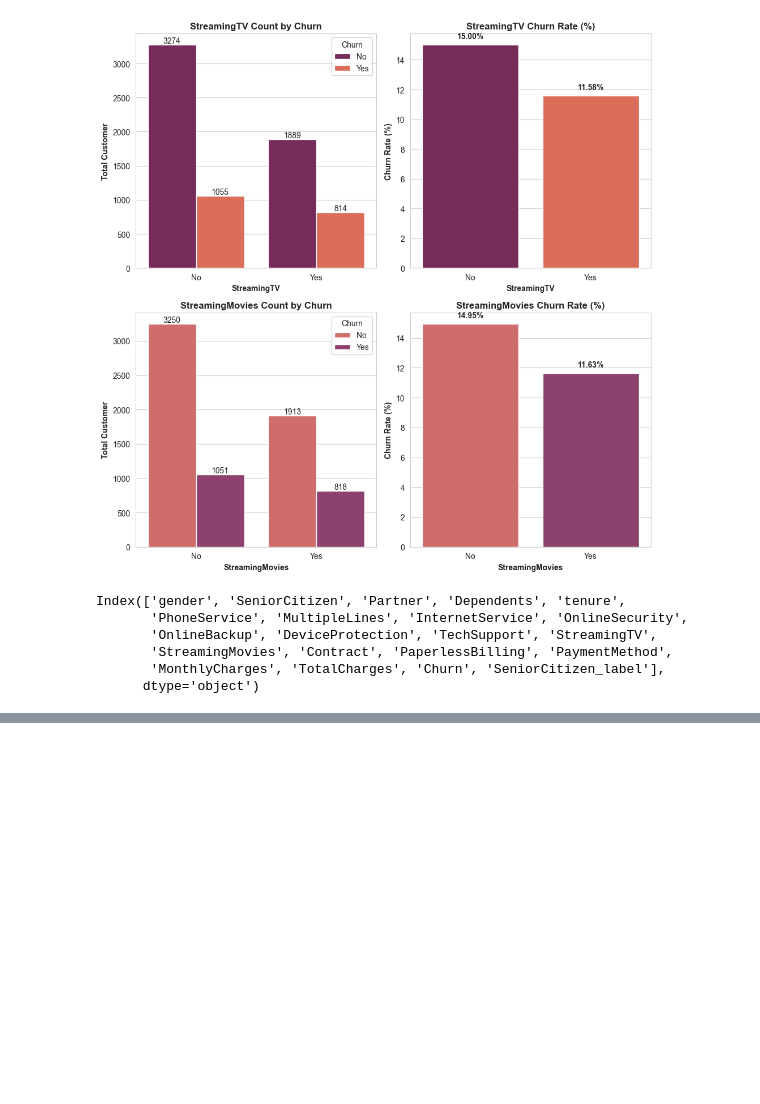
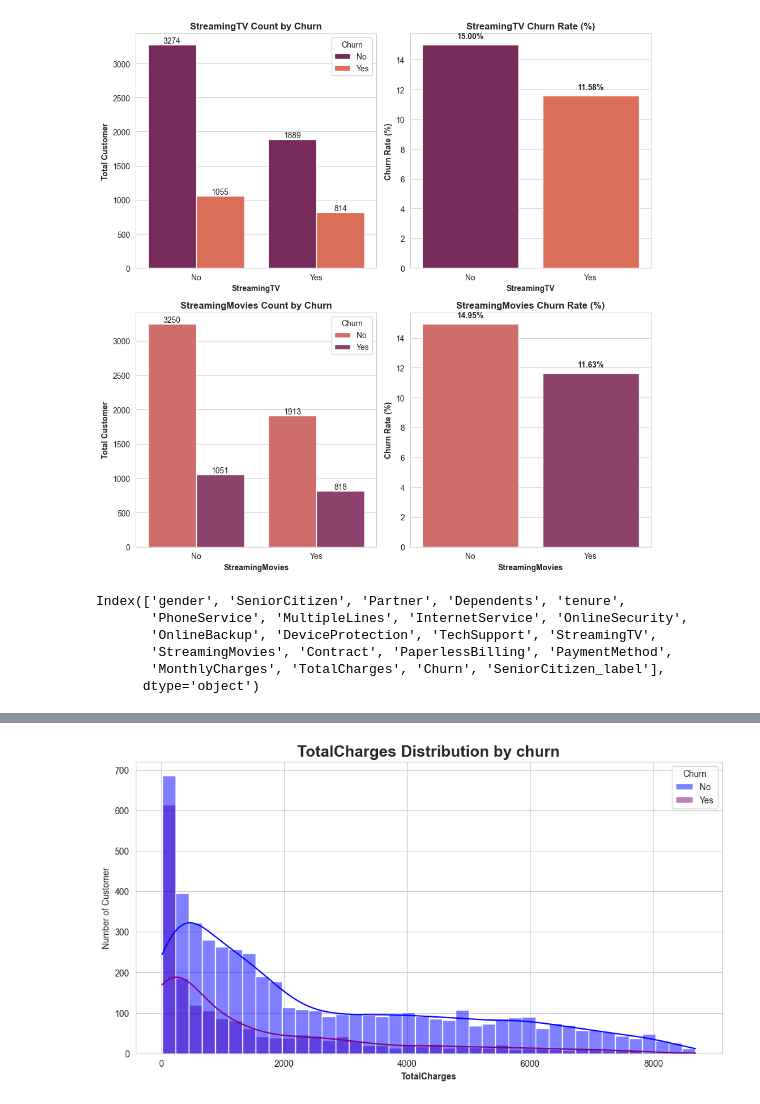
Before and after one commit to Md-Maruf-1727/customer-churn-prediction-ml, a Jupyter notebook: NoteBooks/03_eda_visualization.ipynb, the cells around one changed output, grey strips where cells are left out. Cells and saved outputs as stored; diff of their text form; code cells hidden in the pictures; blank space fills up the shorter version.

```diff
--- a/NoteBooks/03_eda_visualization.ipynb
+++ b/NoteBooks/03_eda_visualization.ipynb
@@ -202,0 +222,4 @@ plt.show()
+# %%
+hist_plot(df, dist_col='TotalCharges', palette=['blue', 'purple'])
+# %% [output]
+[figure, added]
```
Also changed, not shown: parts of 6 cells of this notebook.
